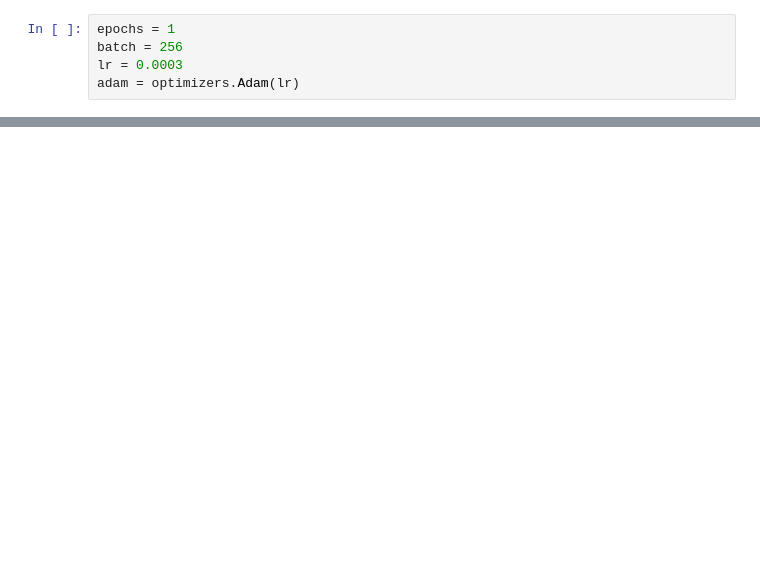
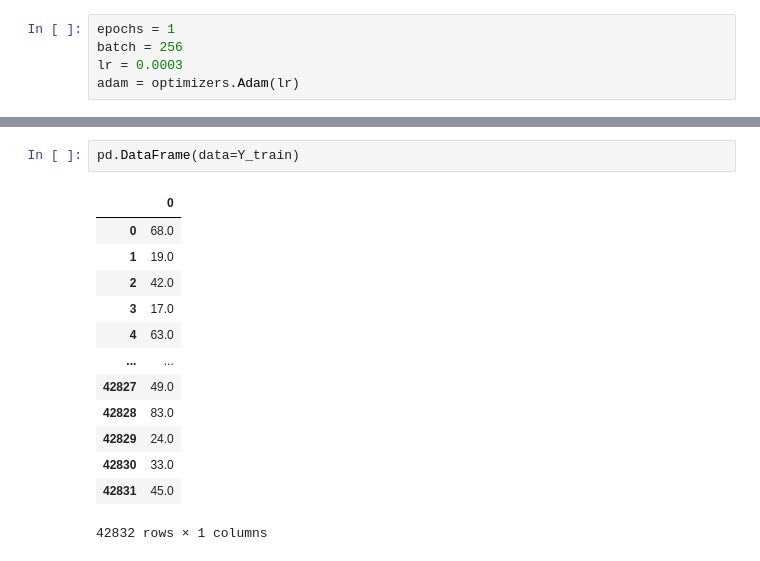
Before and after one commit to ECruz25/cross-entropy-services, a Jupyter notebook: Time Series.ipynb, the cells around one changed output, grey strips where cells are left out. Saved outputs shown, nothing was run; the diff lists cells and outputs as text; blank space fills up the shorter version.

```diff
--- a/Time Series.ipynb
+++ b/Time Series.ipynb
@@ -176,0 +193,16 @@ Validation set shape (70964, 11, 1)
+# %%
+pd.DataFrame(data=Y_train)
+# %% [output]
+|  | 0 |
+| 0 | 68.0 |
+| 1 | 19.0 |
+| 2 | 42.0 |
+| 3 | 17.0 |
+| 4 | 63.0 |
+| ... | ... |
+| 42827 | 49.0 |
+| 42828 | 83.0 |
+| 42829 | 24.0 |
+| 42830 | 33.0 |
+| 42831 | 45.0 |
+42832 rows × 1 columns
```
Also changed, not shown: parts of 38 cells of this notebook, 40 other files.
